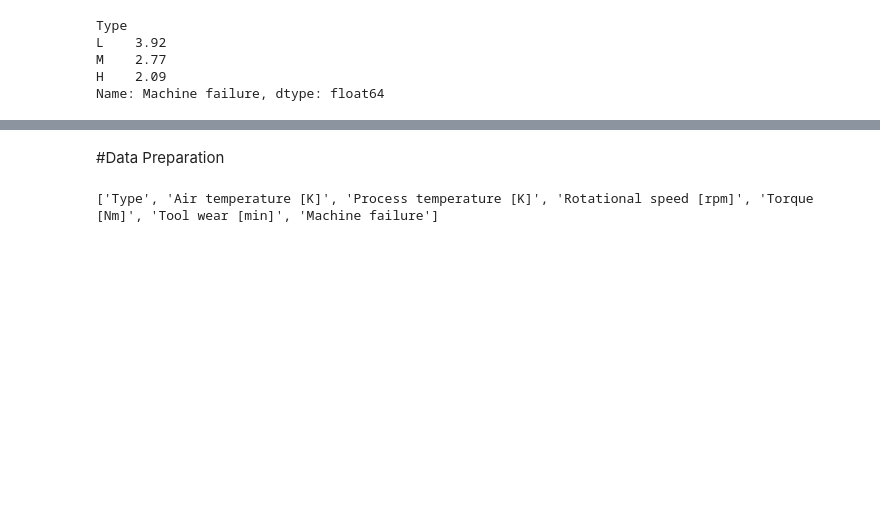
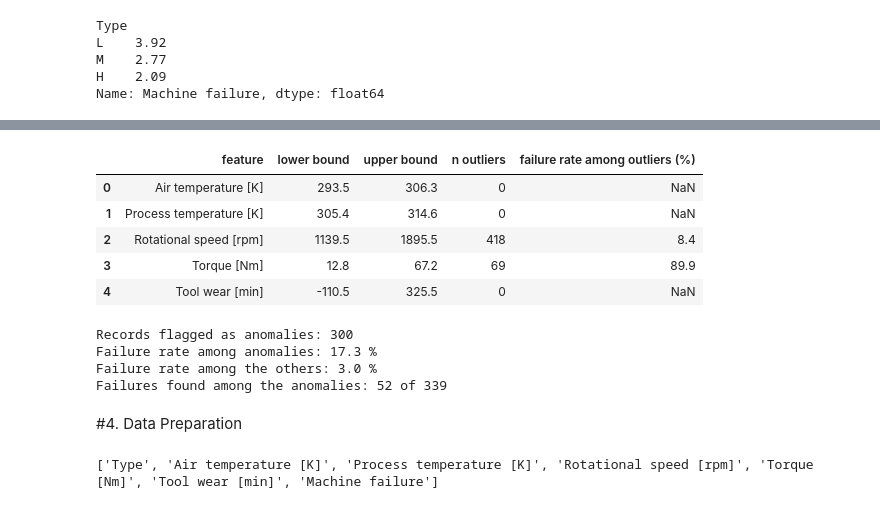
Before and after one commit to serraozkasap/ml-ai4i-predictive-maintenance, a Jupyter notebook: ai4i_predictive_maintenance.ipynb, the cells around one changed output, grey strips where cells are left out. Saved outputs shown, nothing was run; the diff lists cells and outputs as text; code cells hidden in the pictures; blank space fills up the shorter version.

```diff
--- a/ai4i_predictive_maintenance.ipynb
+++ b/ai4i_predictive_maintenance.ipynb
@@ -318,5 +330,72 @@ Name: Machine failure, dtype: float64
+# %%
+#the IQR rule is the rule behind the box plot whiskers. A value is an outlier if it is:
+#below Q1 - 1.5*IQR or above Q3 + 1.5*IQR. I use IQR instead of the 3-sigma rule because
+#quartiles are not affected by extreme values and work also for skewed features (rotational speed)
+iqr_rows = []
+for col in num_cols:
+    q1, q3 = df[col].quantile([0.25, 0.75])
+    iqr = q3 - q1
+    lower, upper = q1 - 1.5 * iqr, q3 + 1.5 * iqr
+    is_outlier = (df[col] < lower) | (df[col] > upper)
+    iqr_rows.append({
+        "feature": col,
+        "lower bound": round(lower, 1),
+        "upper bound": round(upper, 1),
+        "n outliers": is_outlier.sum(),
+        #if outliers were random measurement errors, their failure rate would be close
+        #to the overall 3.39%. A much higher rate means they are linked to failures
+        "failure rate among outliers (%)": round(df.loc[is_outlier, "Machine failure"].mean() * 100, 1)
+                                           if is_outlier.sum() > 0 else None,
+    })
+pd.DataFrame(iqr_rows)
+
+#air temperature, process temperature and tool wear have no outliers by the IQR rule
+#rotational speed: 418 outliers (all above 1,896 rpm). Their failure rate is 8.4%, about 2.5 times the overall rate (3.39%)
+#torque: 69 outliers (below 12.8 Nm or above 67.2 Nm), and 89.9% of them are failures
+
+#the outliers are not noise: in torque they are almost always failures.
+#removing or clipping them would delete exactly the records the model has to learn. So I keep them unchanged. But I may go back this decision after my tests. (?)
+# %% [output]
+|  | feature | lower bound | upper bound | n outliers | failure rate among outliers (%) |
+| 0 | Air temperature [K] | 293.5 | 306.3 | 0 | NaN |
+| 1 | Process temperature [K] | 305.4 | 314.6 | 0 | NaN |
+| 2 | Rotational speed [rpm] | 1139.5 | 1895.5 | 418 | 8.4 |
+| 3 | Torque [Nm] | 12.8 | 67.2 | 69 | 89.9 |
+| 4 | Tool wear [min] | -110.5 | 325.5 | 0 | NaN |
+# %%
+#the IQR rule checks one feature at a time. Isolation Forest looks at all five ensors together and
+#finds records that are easy to isolate with random cuts like unusual combinations of values
+
+#contamination=0.03 asks it to flag the 3% most unusual records (I said 3 because I saw my anomaly looks like %3,39)
+#random_state=42 makes the random cuts reproducible (this number just same as my study notes that I took my notes in this number as "usual parameter of random_state")
+#because I want to compare the failure rate of the records flagged as anomalies with the rest. (-1 is anomaly, 1 is normal)
+
+from sklearn.ensemble import IsolationForest
+iso = IsolationForest(n_estimators=100, contamination=0.03, random_state=42)
+is_anomaly = iso.fit_predict(df[num_cols]) == -1
+
+
+print("Records flagged as anomalies:", is_anomaly.sum())
+print("Failure rate among anomalies:", round(df.loc[is_anomaly, "Machine failure"].mean() * 100, 1), "%")
+print("Failure rate among the others:", round(df.loc[~is_anomaly, "Machine failure"].mean() * 100, 1), "%")
+print("Failures found among the anomalies:", df.loc[is_anomaly, "Machine failure"].sum(), "of", df["Machine failure"].sum())
+
+
+#Isolation Forest flags 300 records. Their failure rate is 17.3%, almost six times the rate of the other records (3.0%)
+#still, these 300 records contain only 52 of the 339 failures: most failures are not unusual combinations of sensor value
+
+#this confirms the IQR result: unusual operating conditions are strongly linked to failures, so I do not remove outliers
+#it also shows that anomaly detection alone is NOT ENOUGHT TO PREDICT FAILURES (it would miss about 85% of them).
+#I need supervised models that learn from the failure labels, which is the next step.
+
+#Isolation Forest is used here only as a diagnostic, on the raw sensors and without the labels, so it does not leak any information into the models.
+# %% [output]
+Records flagged as anomalies: 300
+Failure rate among anomalies: 17.3 %
+Failure rate among the others: 3.0 %
+Failures found among the anomalies: 52 of 339
 # %% [markdown]
-#Data Preparation
+#4. Data Preparation
 # %%
 #I work on a copy, so the original table df stays unchanged and I can always go back to it just in case
 data = df.copy()
```
Also changed, not shown: parts of 4 cells of this notebook.
